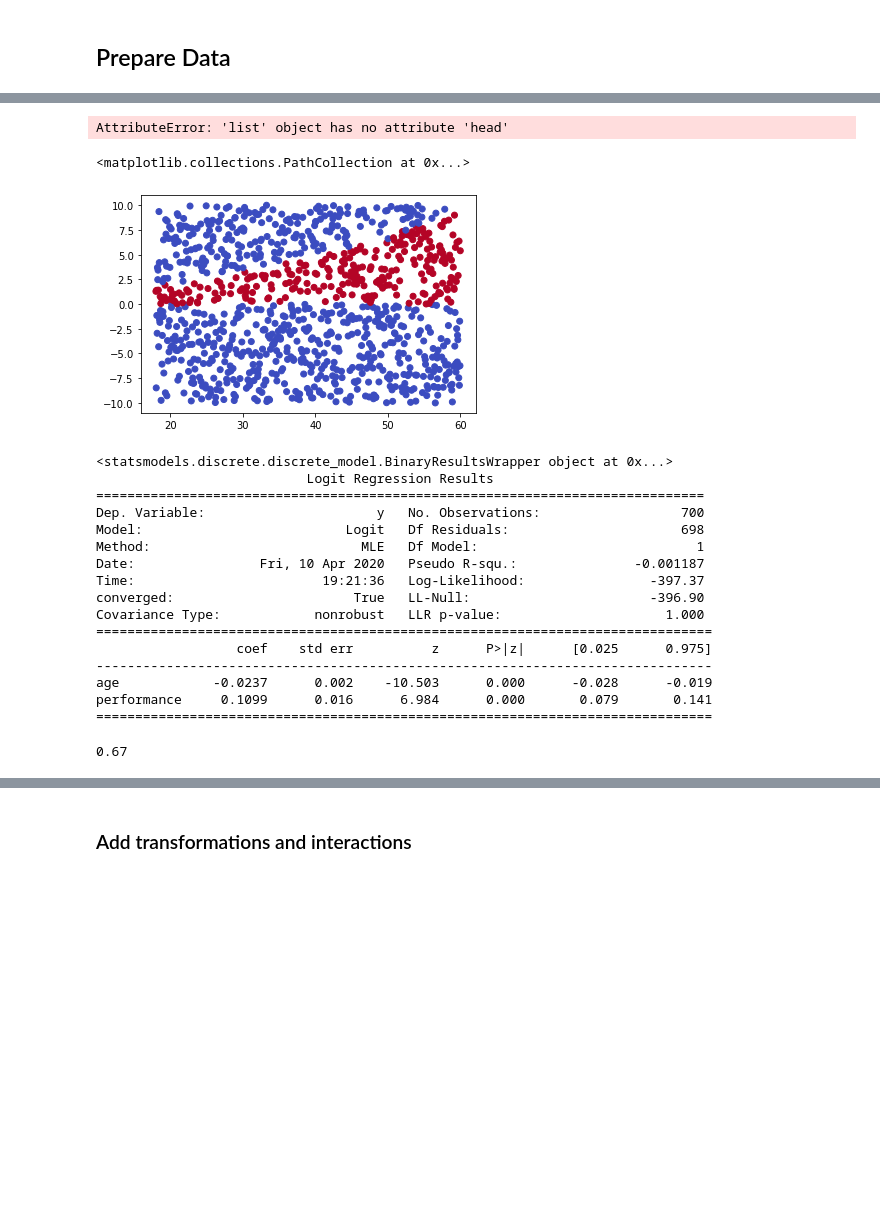
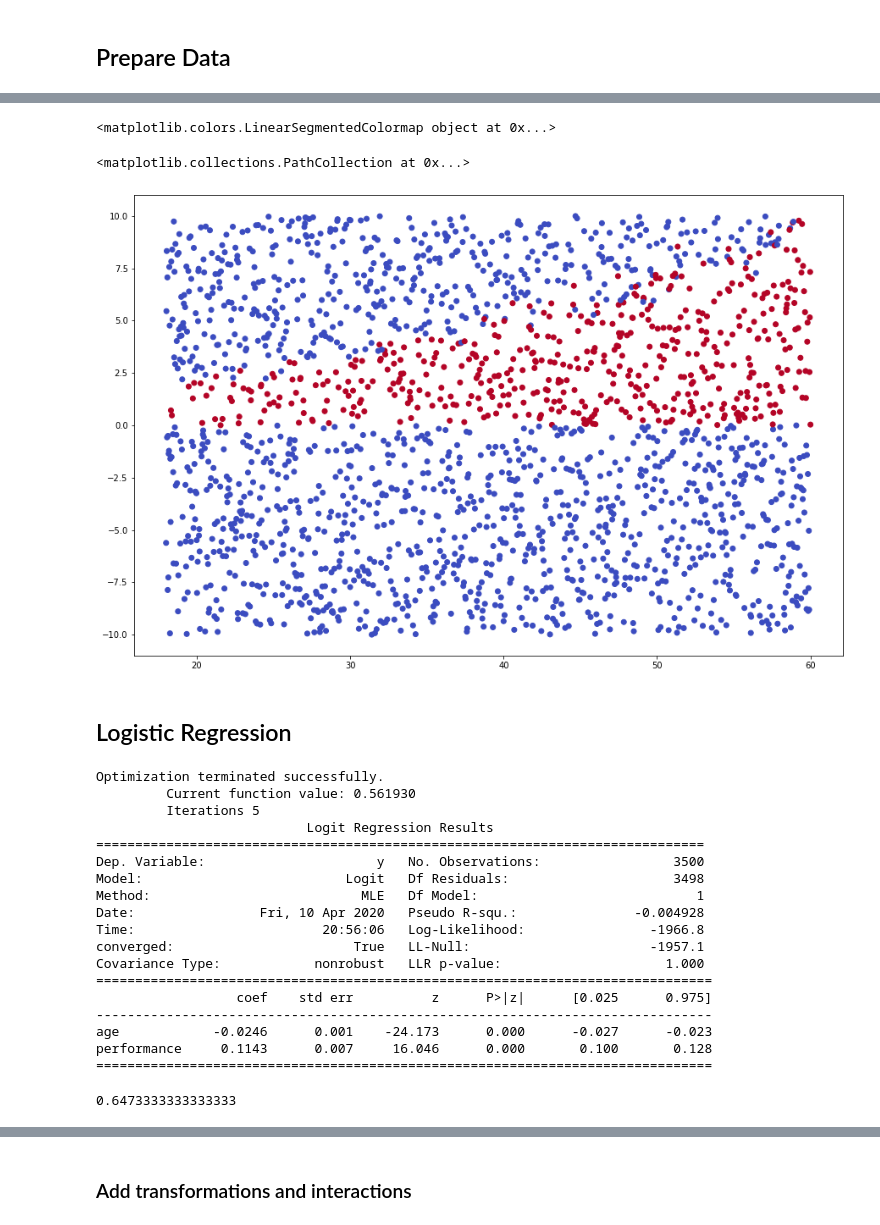
Before and after one commit to conorosully/deep-learning, a Jupyter notebook: src/Feature Engineering.ipynb, the cells around one changed output, grey strips where cells are left out. Drawn from its saved outputs; the diff is of its cells as text; code cells hidden in the pictures; blank space fills up the shorter version.

```diff
--- a/src/Feature Engineering.ipynb
+++ b/src/Feature Engineering.ipynb
@@ -7,23 +7,20 @@ Compare the performance of logistic regression to a DNN Classifier on a non-line
 import numpy as np
 import pandas as pd
 
-n_points = 1000
+n_points = 2000
 
-age = np.linspace(18,60,n_points)
+age = np.linspace(18,60,n_points) #age of employee
 np.random.shuffle(age)
 
-performance = np.linspace(-10,10,n_points)
+performance = np.linspace(-10,10,n_points) #performance score of employee
 np.random.shuffle(performance)
 
 noise = np.random.randn(n_points)
 
-g = (0.5 * age) +2*(performance) + age**2 + 1000*age/performance -10000 + 100*noise
+g = (0.5 * age) +2*(performance) + age**2 + 1000*age/performance -10000 + 1000*noise
 y = [1 if y>=0 else 0 for y in g]
 print(sum(y))
 
-data = [[age,performance,y]
-
-
-
-data = pd.DataFrame(data=[age,performance,y], columns=["age", "performance","y"])
+data = pd.DataFrame(data={'age':age,'performance':performance,'y':y})
+data.head()
 # %% [output]
@@ -32,4 +34,7 @@ ValueError: 3 columns passed, passed data had 1000 columns
-# %%
-data.head()
-# %% [output]
-AttributeError: 'list' object has no attribute 'head'
+# %%
+import matplotlib.cm as cm
+
+copper = cm.get_cmap('copper', 8)
+print(copper)
+# %% [output]
+<matplotlib.colors.LinearSegmentedColormap object at 0x...>
@@ -36,8 +43,10 @@ AttributeError: 'list' object has no attribute 'head'
 # %%
 import matplotlib.pyplot as plt
 %matplotlib inline
 
-plt.scatter(data['age'],data['performance'],c=data['Y'],cmap='coolwarm',alpha = 1)
+fig, ax = plt.subplots( nrows=1, ncols=1,figsize=(15,10))
+
+plt.scatter(data['age'],data['performance'],c=data['y']-1,cmap='coolwarm')
 # %% [output]
 <matplotlib.collections.PathCollection at 0x...>
-[figure, old version]
+[figure, new version]
@@ -46,34 +53,37 @@ plt.scatter(data['age'],data['performance'],c=data['Y'],cmap='coolwarm',alpha =
+# %% [markdown]
+## Logistic Regression
 # %%
 from sklearn.model_selection import train_test_split
 from sklearn.metrics import accuracy_score
 import statsmodels.api as sm
 
-X = data[['age','performance']]
-x_train, x_test, y_train, y_test = train_test_split(X,y_true,test_size=0.3, random_state = 101)
+x = data[['age','performance']]
+y = data['y']
+x_train, x_test, y_train, y_test = train_test_split(x,y,test_size=0.3, random_state = 101)
 
-log_model = sm.Logit(y_train,x_train).fit(disp=0)
+model = sm.Logit(y_train,x_train).fit() #fit logistic regression model
 
-print(log_model)
-print(log_model.summary())
+print(model.summary())
+
+predictions = np.around(model.predict(x_test))
+accuracy_score(y_test,predictions) #I got an accuracy of 64.7%
 # %% [output]
-<statsmodels.discrete.discrete_model.BinaryResultsWrapper object at 0x...>
+Optimization terminated successfully.
+         Current function value: 0.561930
+         Iterations 5
                            Logit Regression Results
 ==============================================================================
-Dep. Variable:                      y   No. Observations:                  700
-Model:                          Logit   Df Residuals:                      698
+Dep. Variable:                      y   No. Observations:                 3500
+Model:                          Logit   Df Residuals:                     3498
 Method:                           MLE   Df Model:                            1
-Date:                Fri, 10 Apr 2020   Pseudo R-squ.:               -0.001187
-Time:                        19:21:36   Log-Likelihood:                -397.37
-converged:                       True   LL-Null:                       -396.90
+Date:                Fri, 10 Apr 2020   Pseudo R-squ.:               -0.004928
+Time:                        20:56:06   Log-Likelihood:                -1966.8
+converged:                       True   LL-Null:                       -1957.1
 Covariance Type:            nonrobust   LLR p-value:                     1.000
 ===============================================================================
                   coef    std err          z      P>|z|      [0.025      0.975]
 -------------------------------------------------------------------------------
-age            -0.0237      0.002    -10.503      0.000      -0.028      -0.019
-performance     0.1099      0.016      6.984      0.000       0.079       0.141
+age            -0.0246      0.001    -24.173      0.000      -0.027      -0.023
+performance     0.1143      0.007     16.046      0.000       0.100       0.128
 ===============================================================================
+0.6473333333333333
-# %%
-predictions = np.around(log_model.predict(x_test))
-accuracy_score(y_test,predictions)
-# %% [output]
-0.67
```
Also changed, not shown: parts of 5 cells of this notebook.
